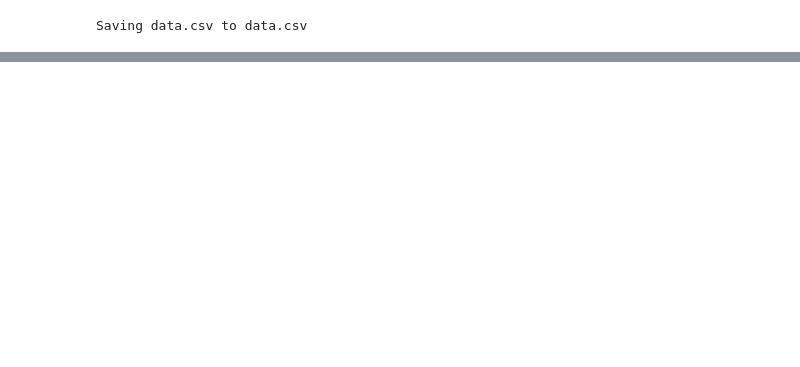
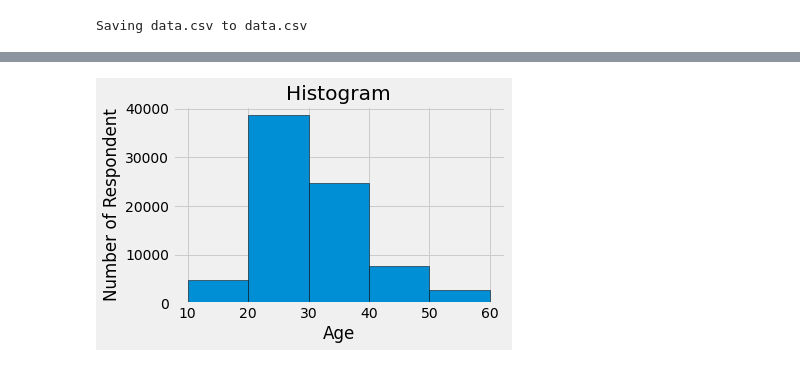
Before and after one commit to DataCrusade1999/Python, a Jupyter notebook: Matplotlib(Colab1).ipynb, the cells around one changed output, grey strips where cells are left out. Drawn from its saved outputs; the diff is of its cells as text; code cells hidden in the pictures; blank space fills up the shorter version.

```diff
--- a/Matplotlib(Colab1).ipynb
+++ b/Matplotlib(Colab1).ipynb
@@ -47,5 +47,5 @@ uploaded=files.upload()
 [interactive output not drawn]
 Saving data.csv to data.csv
 # %%
-df1=pd.read_csv(io.BytesIO(uploaded['data.csv']))
+data=pd.read_csv(io.BytesIO(uploaded['data.csv']))
 # %%
@@ -61,0 +62,12 @@ plt.show()
+# %%
+age=data['Age']
+ids=data['Responder_id']
+bins=[10,20,30,40,50,60]
+plt.hist(age,bins=bins,edgecolor='black')
+plt.title('Histogram')
+plt.xlabel('Age')
+plt.ylabel('Number of Respondent')
+plt.tight_layout()
+plt.show()
+# %% [output]
+[figure, added]
```
Also changed, not shown: parts of 1 cell of this notebook.
